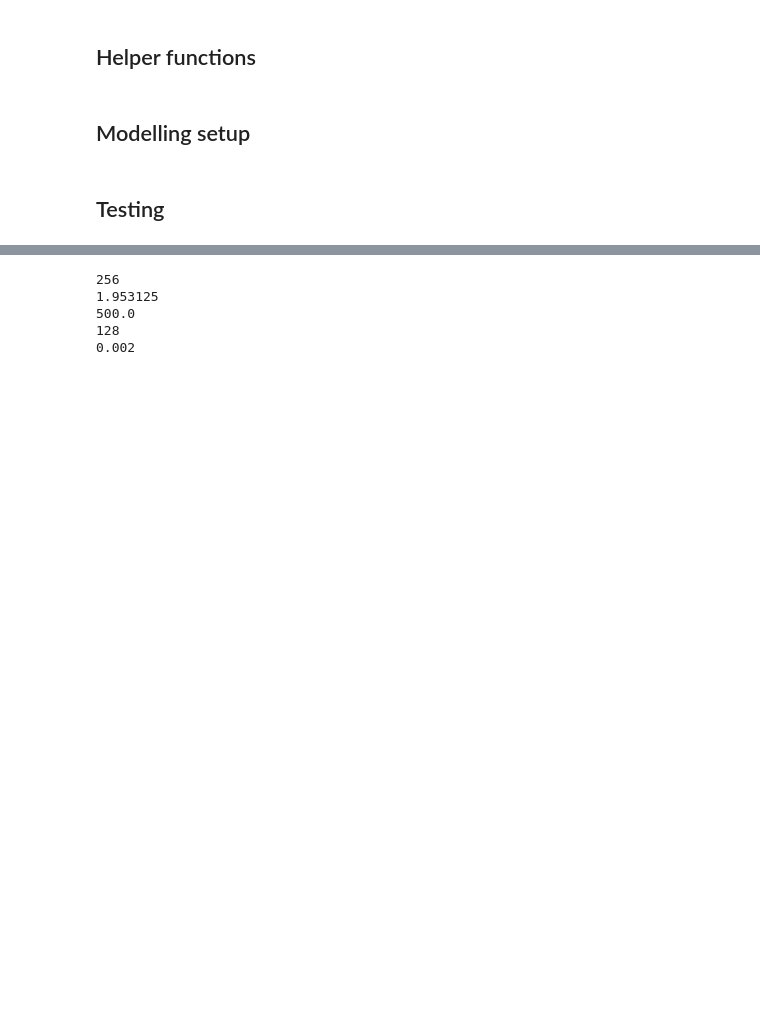
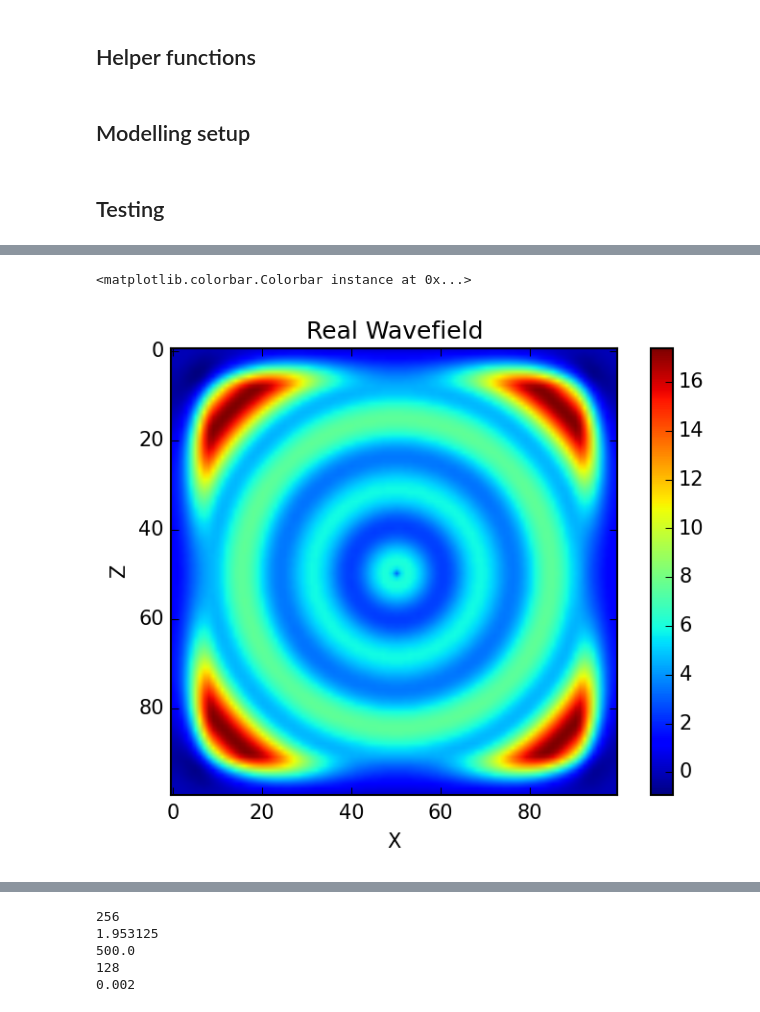
Before and after one commit to uwoseis/anemoi, a Jupyter notebook: notebooks/Testing Environment for Time Domain Functions.ipynb, the cells around one changed output, grey strips where cells are left out. Cells and saved outputs as stored; diff of their text form; code cells hidden in the pictures; blank space fills up the shorter version.

```diff
--- a/notebooks/Testing Environment for Time Domain Functions.ipynb
+++ b/notebooks/Testing Environment for Time Domain Functions.ipynb
@@ -204,0 +205,19 @@ print uT.shape
+# %%
+#clip = 2e1
+
+#plotopts = {
+#    'extent':   [0, nx*dx, nz*dz, 0],
+#    'cmap':     cm.bwr,
+#    'vmin':     -clip,
+#    'vmax':     clip,
+#}
+#plt.imshow(uT[100].reshape((nz,nx)).real, **plotopts)
+
+plt.imshow(uT[13].reshape((nz,nx)).real)
+plt.title('Real Wavefield')
+plt.xlabel('X')
+plt.ylabel('Z')
+plt.colorbar()
+# %% [output]
+<matplotlib.colorbar.Colorbar instance at 0x...>
+[figure, added]
```
Also changed, not shown: parts of 10 cells of this notebook.
